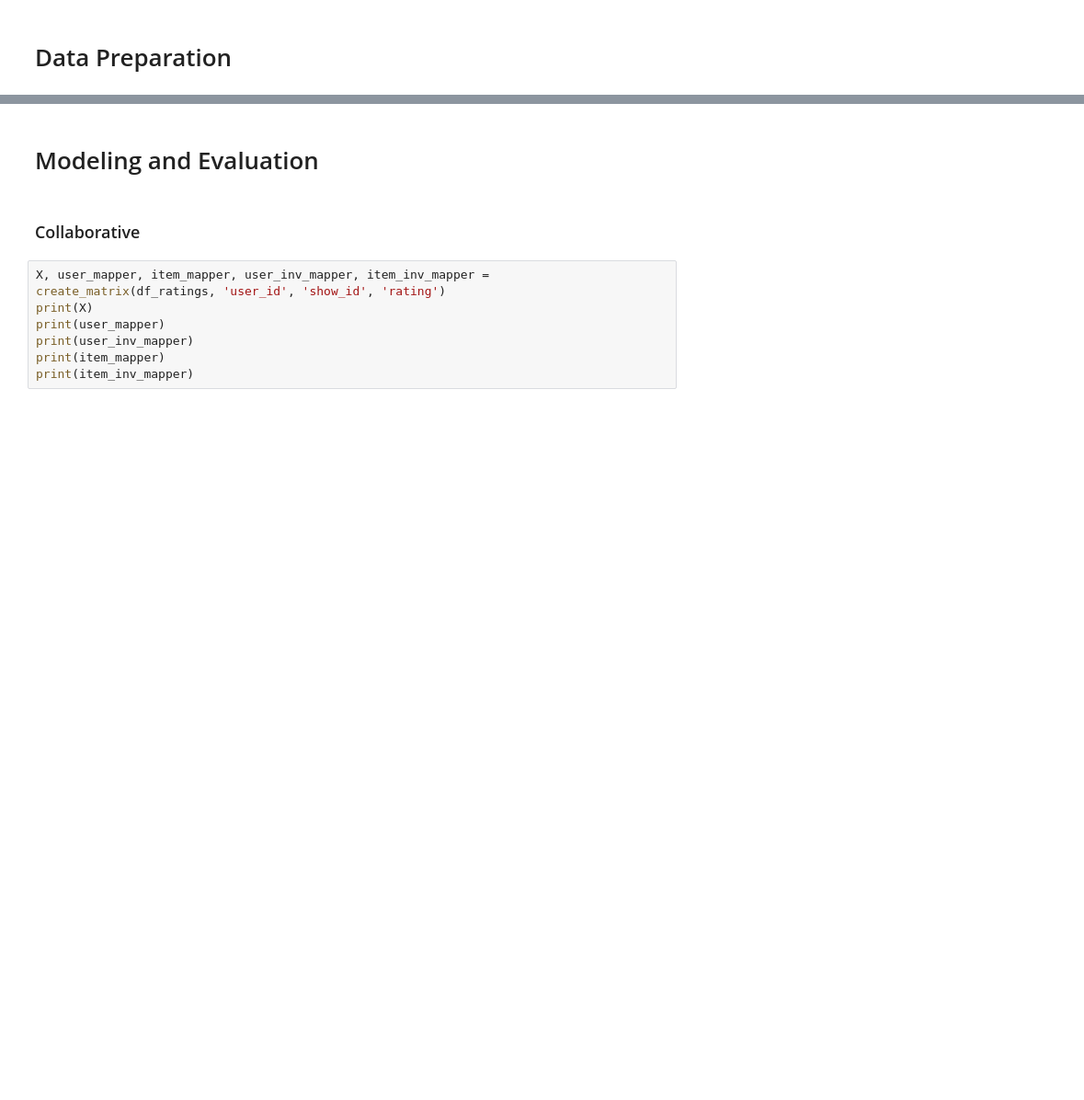
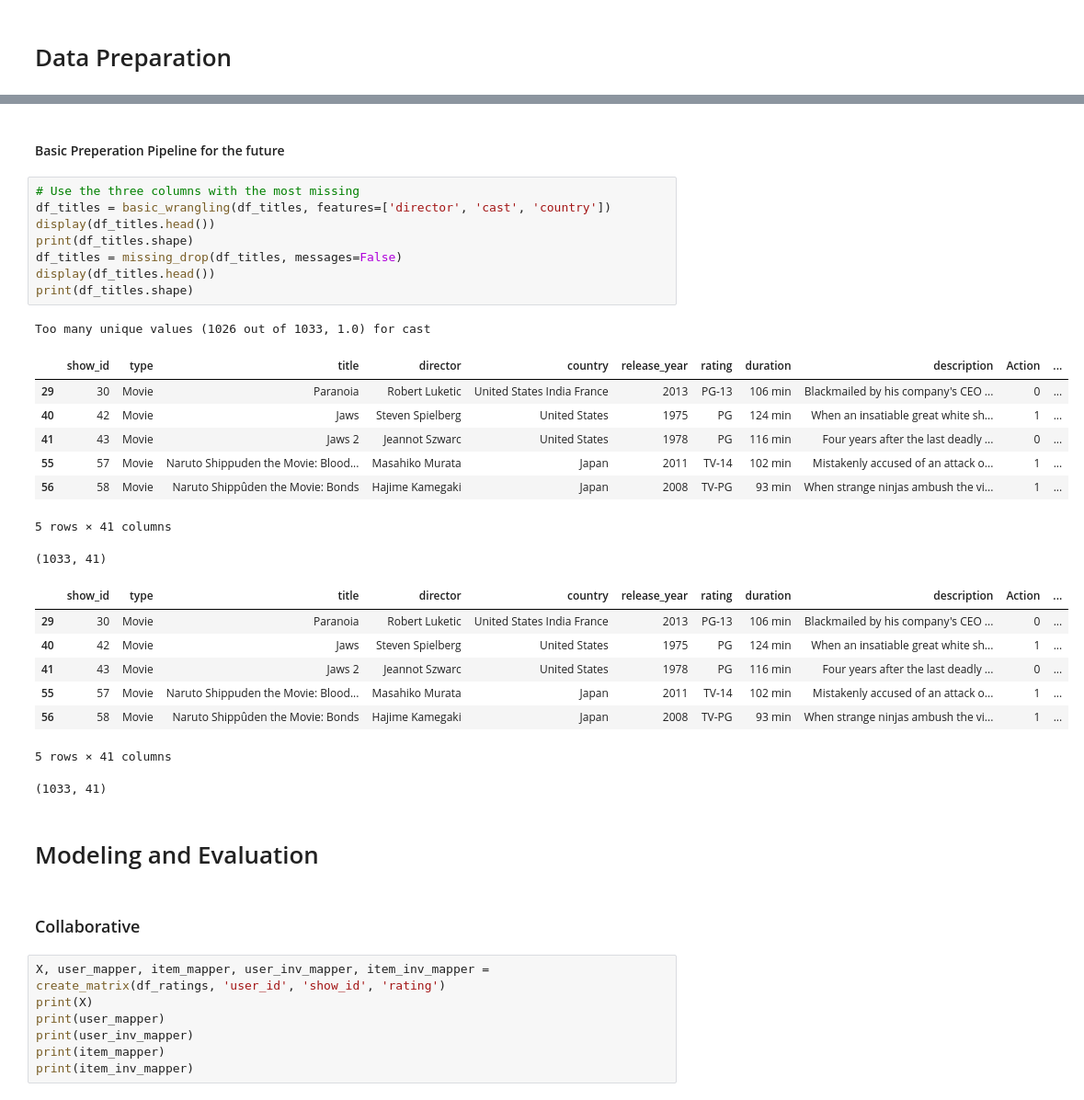
Before and after one commit to TaytGodwin/INTEX2025, a Jupyter notebook: ml_python/movie_page.ipynb, the cells around one changed output, grey strips where cells are left out. Shown at 92% size. Cells and saved outputs as stored; diff of their text form; blank space fills up the shorter version.

```diff
--- a/ml_python/movie_page.ipynb
+++ b/ml_python/movie_page.ipynb
@@ -274,6 +635,34 @@ df_ratings = df_ratings.merge(
 
 df_ratings['rating'] = df_ratings['bayesian_rating']
 df_ratings.drop(columns=['bayesian_rating'], inplace=True)
+# %% [markdown]
+#### Basic Preperation Pipeline for the future
+# %%
+# Use the three columns with the most missing
+df_titles = basic_wrangling(df_titles, features=['director', 'cast', 'country'])
+display(df_titles.head())
+print(df_titles.shape)
+df_titles = missing_drop(df_titles, messages=False)
+display(df_titles.head())
+print(df_titles.shape)
+# %% [output]
+Too many unique values (1026 out of 1033, 1.0) for cast
+|  | show_id | type | title | director | country | release_year | rating | duration | description | Action | ... |
+| 29 | 30 | Movie | Paranoia | Robert Luketic | United States India France | 2013 | PG-13 | 106 min | Blackmailed by his company's CEO ... | 0 | ... |
+| 40 | 42 | Movie | Jaws | Steven Spielberg | United States | 1975 | PG | 124 min | When an insatiable great white sh... | 1 | ... |
+| 41 | 43 | Movie | Jaws 2 | Jeannot Szwarc | United States | 1978 | PG | 116 min | Four years after the last deadly ... | 0 | ... |
+| 55 | 57 | Movie | Naruto Shippuden the Movie: Blood... | Masahiko Murata | Japan | 2011 | TV-14 | 102 min | Mistakenly accused of an attack o... | 1 | ... |
+| 56 | 58 | Movie | Naruto Shippûden the Movie: Bonds | Hajime Kamegaki | Japan | 2008 | TV-PG | 93 min | When strange ninjas ambush the vi... | 1 | ... |
+5 rows × 41 columns
+(1033, 41)
+|  | show_id | type | title | director | country | release_year | rating | duration | description | Action | ... |
+| 29 | 30 | Movie | Paranoia | Robert Luketic | United States India France | 2013 | PG-13 | 106 min | Blackmailed by his company's CEO ... | 0 | ... |
+| 40 | 42 | Movie | Jaws | Steven Spielberg | United States | 1975 | PG | 124 min | When an insatiable great white sh... | 1 | ... |
+| 41 | 43 | Movie | Jaws 2 | Jeannot Szwarc | United States | 1978 | PG | 116 min | Four years after the last deadly ... | 0 | ... |
+| 55 | 57 | Movie | Naruto Shippuden the Movie: Blood... | Masahiko Murata | Japan | 2011 | TV-14 | 102 min | Mistakenly accused of an attack o... | 1 | ... |
+| 56 | 58 | Movie | Naruto Shippûden the Movie: Bonds | Hajime Kamegaki | Japan | 2008 | TV-PG | 93 min | When strange ninjas ambush the vi... | 1 | ... |
+5 rows × 41 columns
+(1033, 41)
 # %% [markdown]
 # Modeling and Evaluation
 # %% [markdown]
```
Also changed, not shown: parts of 8 cells of this notebook, 1 other file.
